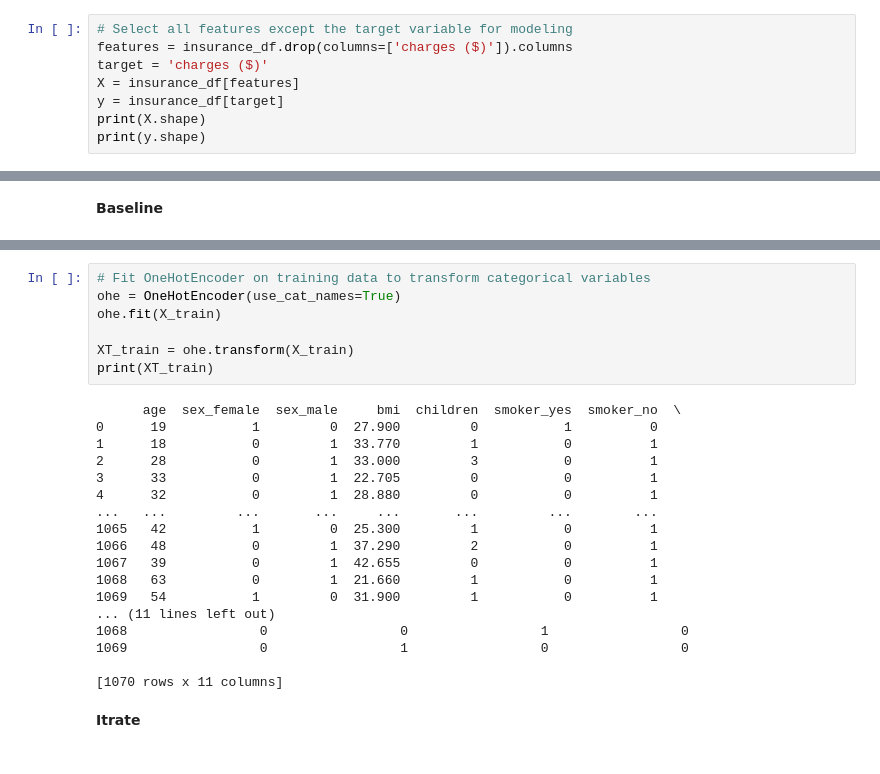
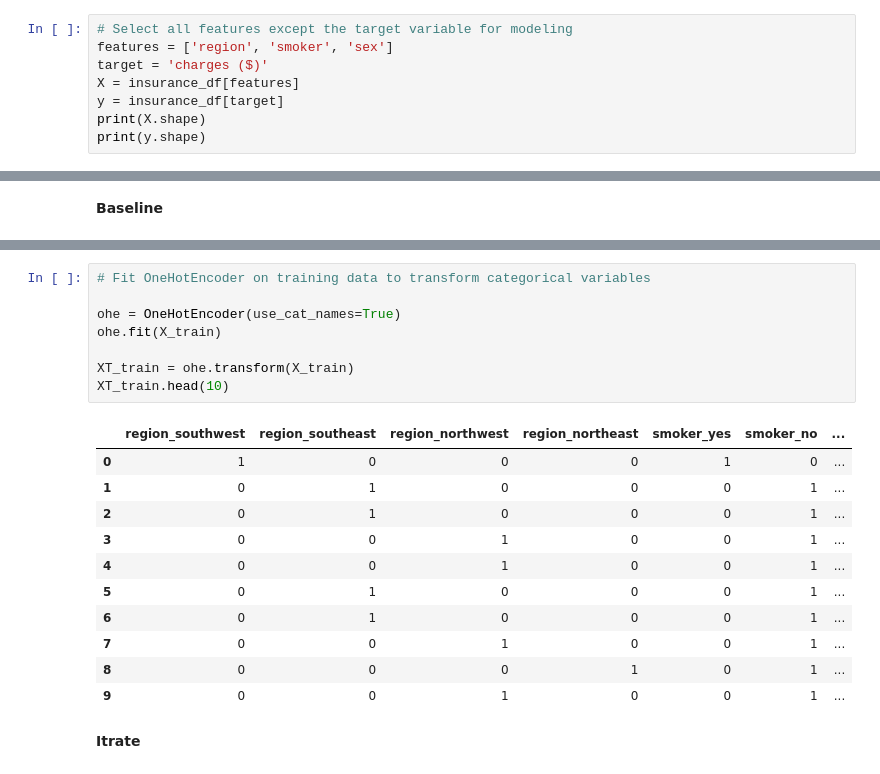
Before and after one commit to natnaelaster/Daily-exercise, a Jupyter notebook: day_5_medical_cost_prediction_with_LR/insurance_cost_prediction.ipynb, the cells around one changed output, grey strips where cells are left out. Saved outputs shown, nothing was run; the diff lists cells and outputs as text.

```diff
--- a/day_5_medical_cost_prediction_with_LR/insurance_cost_prediction.ipynb
+++ b/day_5_medical_cost_prediction_with_LR/insurance_cost_prediction.ipynb
@@ -117,7 +147,7 @@ plt.show()
 <strong>SPLIT</strong>
 # %%
 # Select all features except the target variable for modeling
-features = insurance_df.drop(columns=['charges ($)']).columns
+features = ['region', 'smoker', 'sex']
 target = 'charges ($)'
 X = insurance_df[features]
 y = insurance_df[target]
@@ -147,28 +184,23 @@ Baseline MAE: 9038.35
 # %%
 # Fit OneHotEncoder on training data to transform categorical variables
+
 ohe = OneHotEncoder(use_cat_names=True)
 ohe.fit(X_train)
 
 XT_train = ohe.transform(X_train)
-print(XT_train)
+XT_train.head(10)
 # %% [output]
-      age  sex_female  sex_male     bmi  children  smoker_yes  smoker_no  \
-0      19           1         0  27.900         0           1          0
-1      18           0         1  33.770         1           0          1
-2      28           0         1  33.000         3           0          1
-3      33           0         1  22.705         0           0          1
-4      32           0         1  28.880         0           0          1
-...   ...         ...       ...     ...       ...         ...        ...
-1065   42           1         0  25.300         1           0          1
-1066   48           0         1  37.290         2           0          1
-1067   39           0         1  42.655         0           0          1
-1068   63           0         1  21.660         1           0          1
-1069   54           1         0  31.900         1           0          1
-... (11 lines left out)
-1068                 0                 0                 1                 0
-1069                 0                 1                 0                 0
-
-[1070 rows x 11 columns]
+|  | region_southwest | region_southeast | region_northwest | region_northeast | smoker_yes | smoker_no | ... |
+| 0 | 1 | 0 | 0 | 0 | 1 | 0 | ... |
+| 1 | 0 | 1 | 0 | 0 | 0 | 1 | ... |
+| 2 | 0 | 1 | 0 | 0 | 0 | 1 | ... |
+| 3 | 0 | 0 | 1 | 0 | 0 | 1 | ... |
+| 4 | 0 | 0 | 1 | 0 | 0 | 1 | ... |
+| 5 | 0 | 1 | 0 | 0 | 0 | 1 | ... |
+| 6 | 0 | 1 | 0 | 0 | 0 | 1 | ... |
+| 7 | 0 | 0 | 1 | 0 | 0 | 1 | ... |
+| 8 | 0 | 0 | 0 | 1 | 0 | 1 | ... |
+| 9 | 0 | 0 | 1 | 0 | 0 | 1 | ... |
 # %% [markdown]
 <strong>Itrate</strong>
 # %%
```
Also changed, not shown: parts of 16 cells of this notebook, 1 other file.
